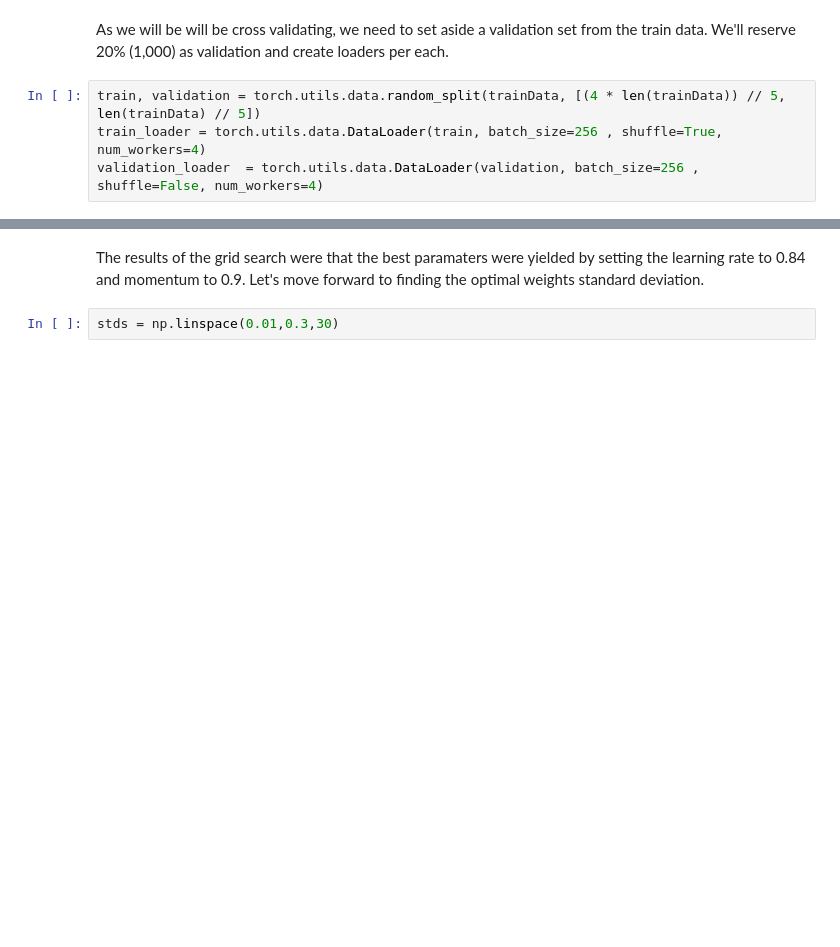
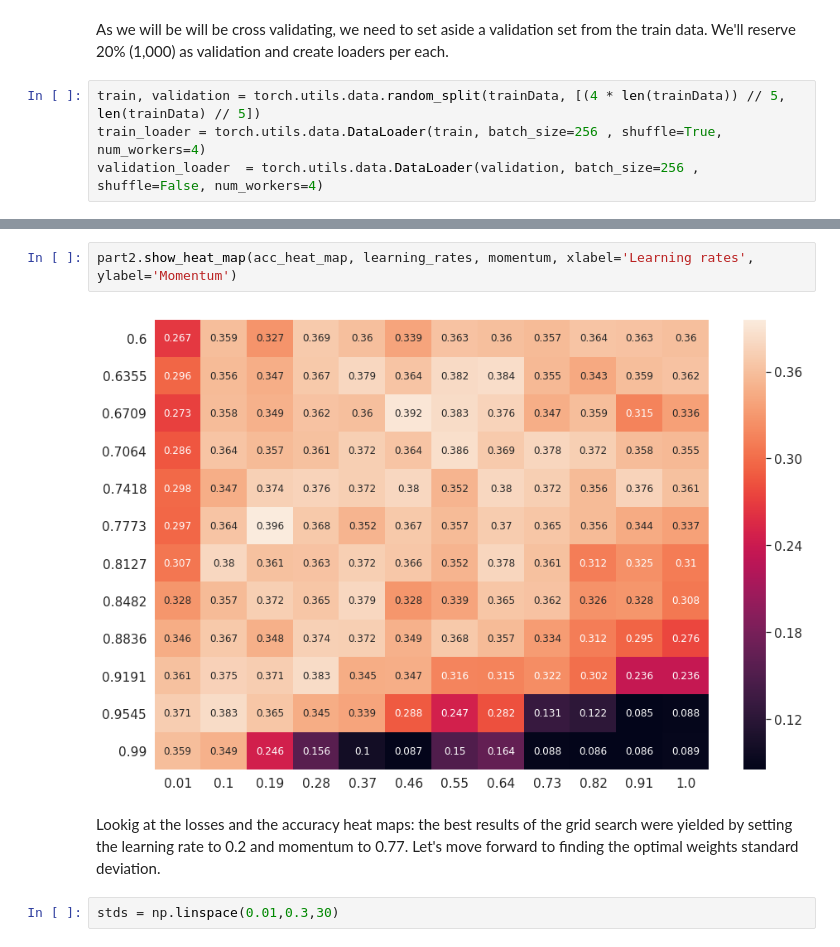
Before and after one commit to EdanZwick/Foundations-of-deep-learning-Ex1, a Jupyter notebook: Hw1.ipynb, the cells around one changed output, grey strips where cells are left out. Cells and saved outputs as stored; diff of their text form; blank space fills up the shorter version.

```diff
--- a/Hw1.ipynb
+++ b/Hw1.ipynb
@@ -164,5 +162,9 @@ For parameters: lr- 0.05, momentum- 0.8, got loss: 0.2754747214317322, acc- 0.39
+# %%
+part2.show_heat_map(acc_heat_map, learning_rates, momentum, xlabel='Learning rates', ylabel='Momentum')
+# %% [output]
+[figure, added]
 # %% [markdown]
-The results of the grid search were that the best paramaters were yielded by setting the learning rate to 0.84 and momentum to 0.9. Let's move forward to finding the optimal weights standard deviation.
+Lookig at the losses and the accuracy heat maps: the best results of the grid search were yielded by setting the learning rate to 0.2 and momentum to 0.77. Let's move forward to finding the optimal weights standard deviation.
 # %%
 stds = np.linspace(0.01,0.3,30)
 # %%
```
Also changed, not shown: parts of 24 cells of this notebook, 6 other files.
